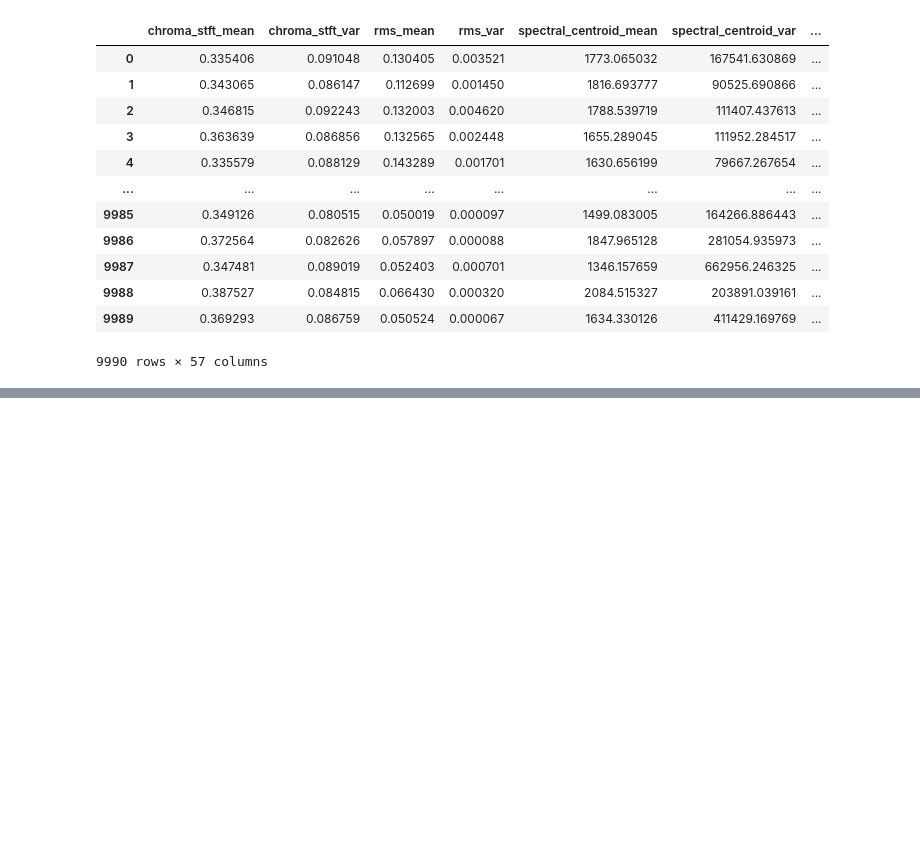
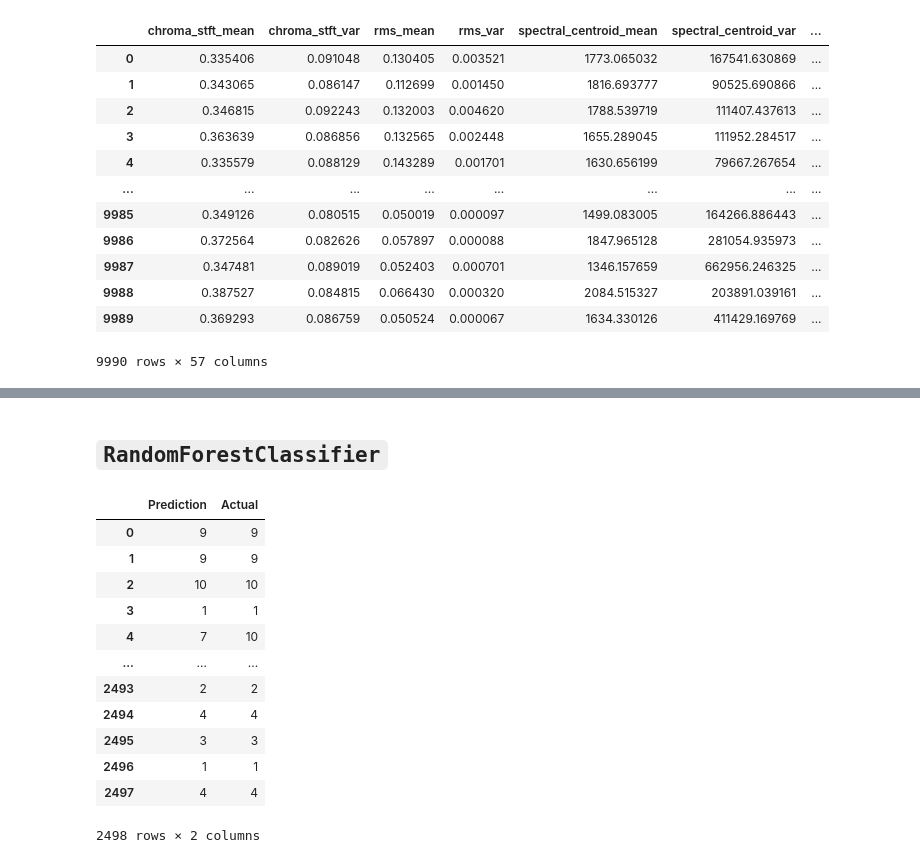
Before and after one commit to tlin41390/MusicClassification, a Jupyter notebook: ReadMongoData.ipynb, the cells around one changed output, grey strips where cells are left out. Drawn from its saved outputs; the diff is of its cells as text; code cells hidden in the pictures; blank space fills up the shorter version.

```diff
--- a/ReadMongoData.ipynb
+++ b/ReadMongoData.ipynb
@@ -149,0 +330,30 @@ acc_score
+# %% [markdown]
+## `RandomForestClassifier`
+# %%
+# Instantiate the model
+rf_model = RandomForestClassifier(n_estimators=500)
+
+# Fit the model
+rf_model = rf_model.fit(X_train, y_train)
+
+# Make predicitions using the testing data
+rf_pred = rf_model.predict(X_test)
+results = pd.DataFrame({
+    "Prediction": rf_pred,
+    "Actual": y_test
+}).reset_index(drop=True)
+results
+# %% [output]
+|  | Prediction | Actual |
+| 0 | 9 | 9 |
+| 1 | 9 | 9 |
+| 2 | 10 | 10 |
+| 3 | 1 | 1 |
+| 4 | 7 | 10 |
+| ... | ... | ... |
+| 2493 | 2 | 2 |
+| 2494 | 4 | 4 |
+| 2495 | 3 | 3 |
+| 2496 | 1 | 1 |
+| 2497 | 4 | 4 |
+2498 rows × 2 columns
```
Also changed, not shown: parts of 21 cells of this notebook, 1 other file.
